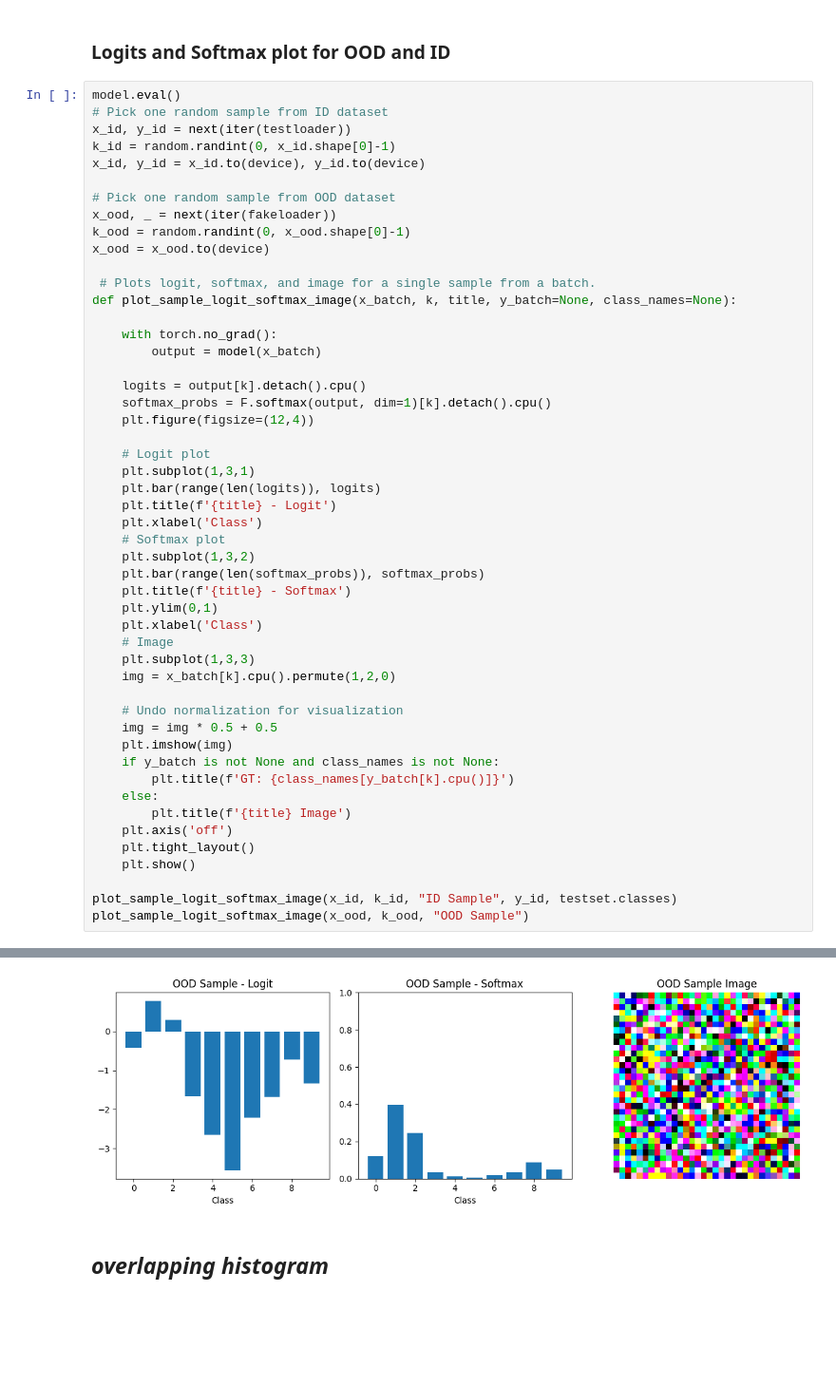
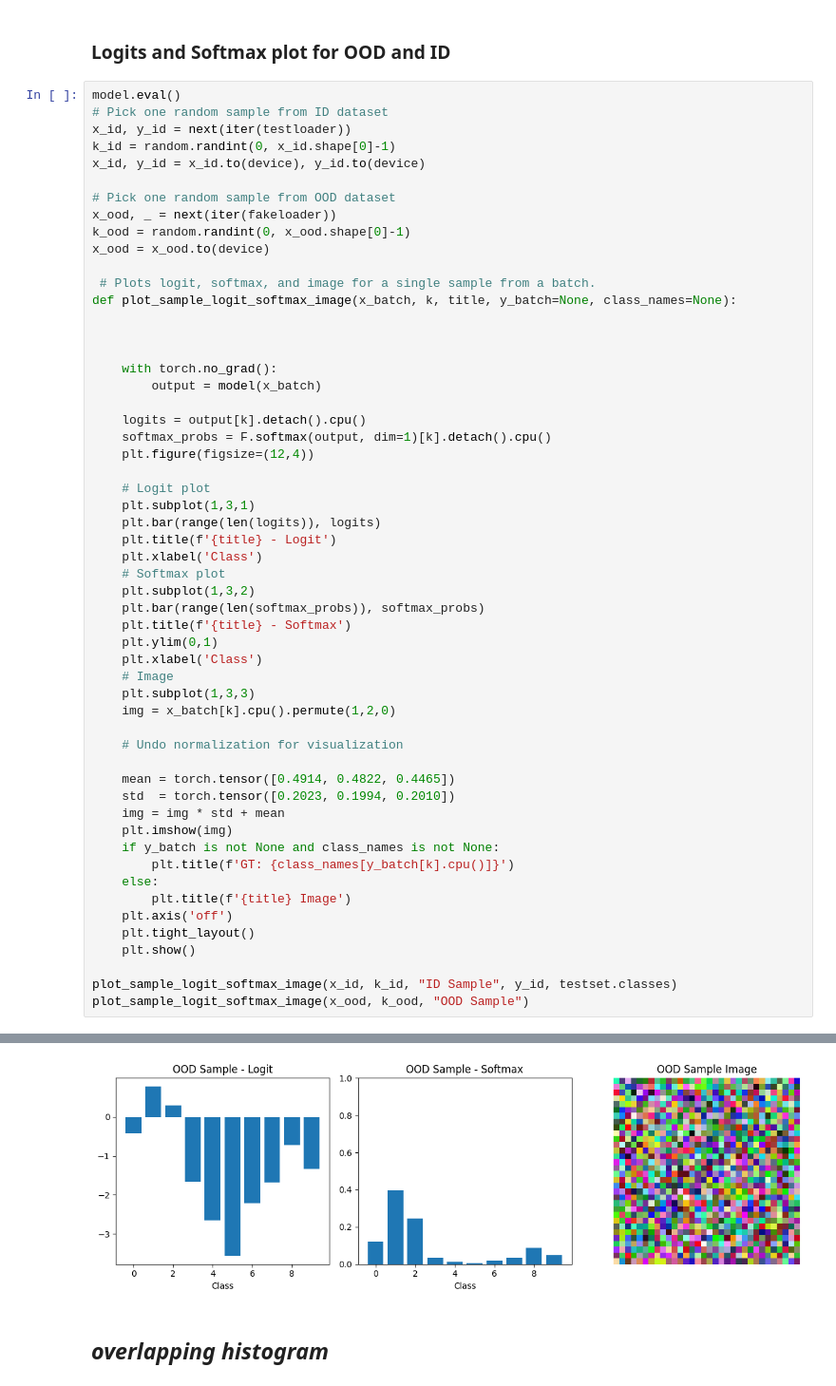
Before and after one commit to emile-kophi/AML_Labs, a Jupyter notebook: Exercise_4/Lab4_Adversarial_learning.ipynb, the cells around one changed output, grey strips where cells are left out. Shown at 95% size. Drawn from its saved outputs; the diff is of its cells as text; blank space fills up the shorter version.

```diff
--- a/Exercise_4/Lab4_Adversarial_learning.ipynb
+++ b/Exercise_4/Lab4_Adversarial_learning.ipynb
@@ -228,6 +227,8 @@ x_ood = x_ood.to(device)
 
  # Plots logit, softmax, and image for a single sample from a batch.
 def plot_sample_logit_softmax_image(x_batch, k, title, y_batch=None, class_names=None):
+
+
 
     with torch.no_grad():
         output = model(x_batch)
@@ -252,7 +253,10 @@ def plot_sample_logit_softmax_image(x_batch, k, title, y_batch=None, class_names
     img = x_batch[k].cpu().permute(1,2,0)
 
     # Undo normalization for visualization
-    img = img * 0.5 + 0.5
+
+    mean = torch.tensor([0.4914, 0.4822, 0.4465])
+    std  = torch.tensor([0.2023, 0.1994, 0.2010])
+    img = img * std + mean
     plt.imshow(img)
     if y_batch is not None and class_names is not None:
         plt.title(f'GT: {class_names[y_batch[k].cpu()]}')
@@ -271,4 +274,4 @@ Clipping input data to the valid range for imshow with RGB data ([0..1] for floa
-[figure, old version]
+[figure, new version]
 # %% [markdown]
 ## ***overlapping histogram***
 # %%
```
Also changed, not shown: parts of 16 cells of this notebook.
